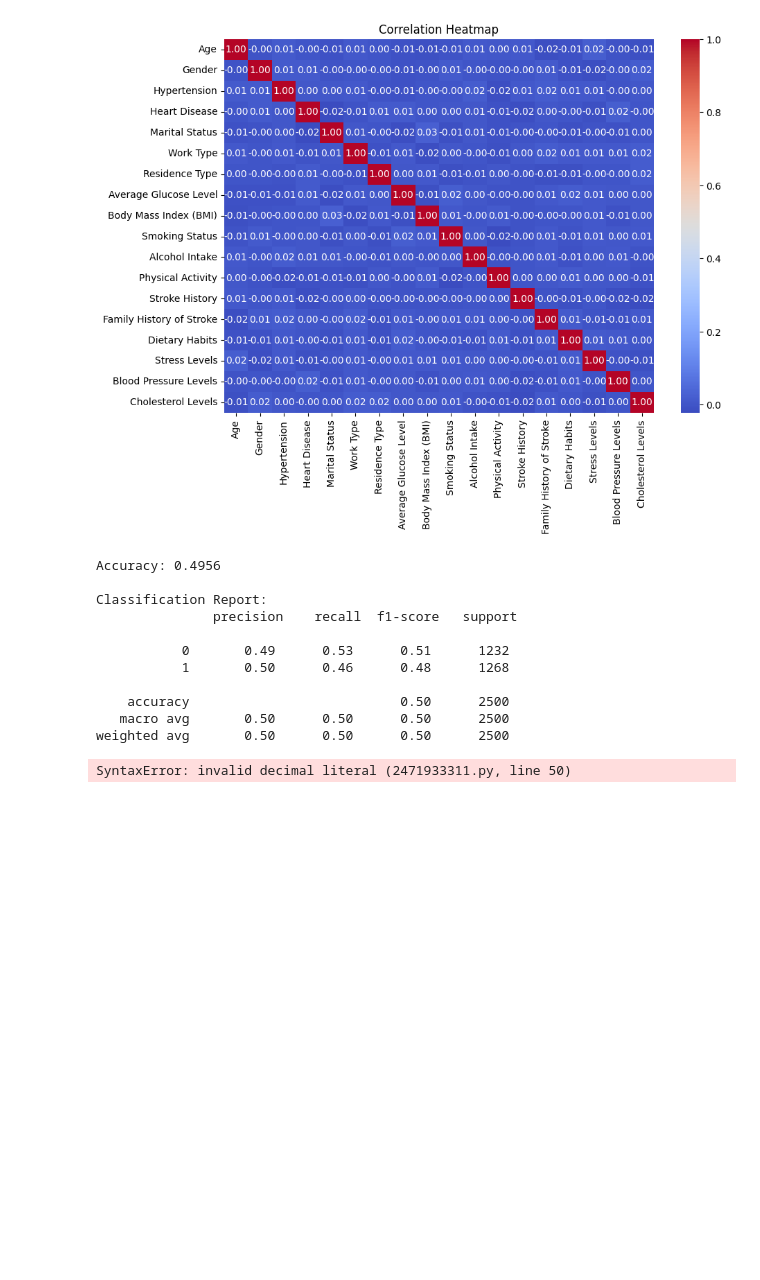
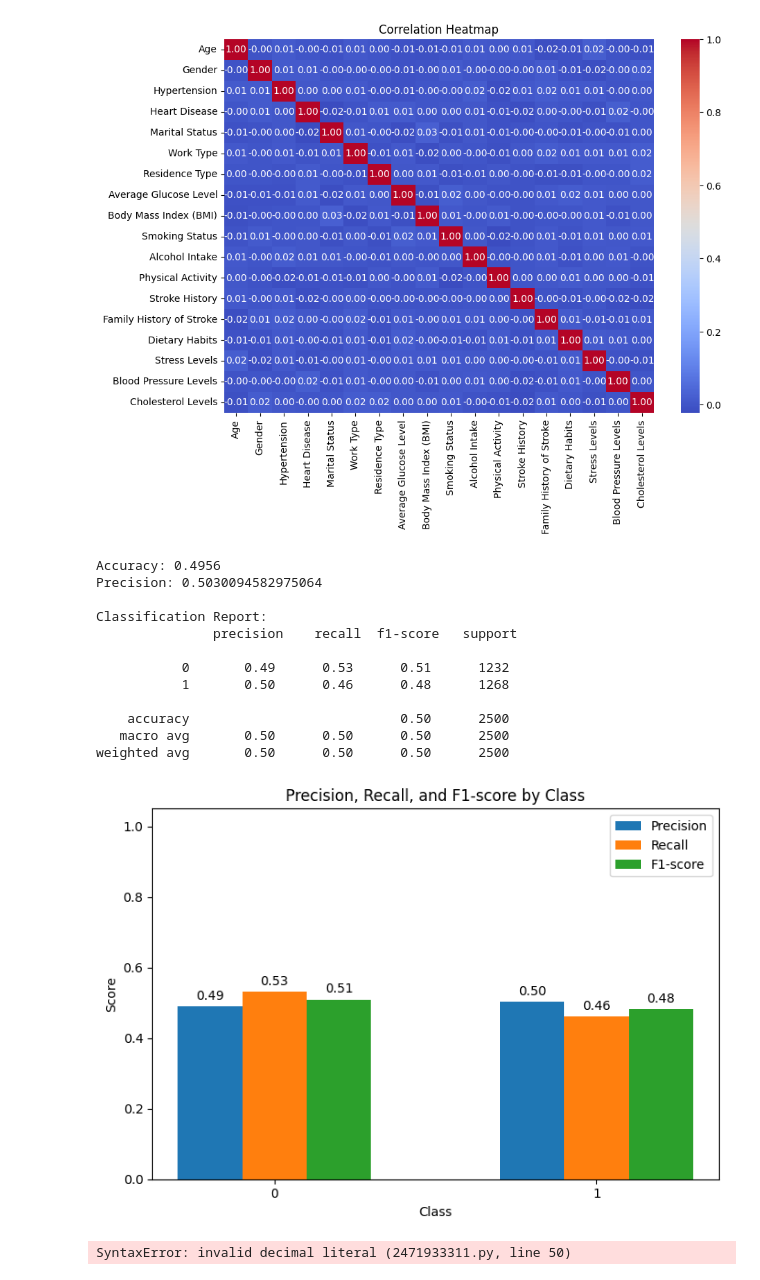
Before and after one commit to NusratRupu/Stroke-Prediction, a Jupyter notebook: Notebook/Stroke_prediction.ipynb, the cells around one changed output. Drawn from its saved outputs; the diff is of its cells as text; code cells hidden in the pictures; blank space fills up the shorter version.

```diff
--- a/Notebook/Stroke_prediction.ipynb
+++ b/Notebook/Stroke_prediction.ipynb
@@ -185,11 +185,15 @@ model = RandomForestClassifier(random_state=42)
 model.fit(X_train, y_train)
 
 # Evaluate
+from sklearn.metrics import precision_score
+
 y_pred = model.predict(X_test)
 print("Accuracy:", accuracy_score(y_test, y_pred))
+print("Precision:", precision_score(y_test, y_pred, zero_division=0))
 print("\nClassification Report:\n", classification_report(y_test, y_pred))
 # %% [output]
 Accuracy: 0.4956
+Precision: 0.5030094582975064
 
 Classification Report:
                precision    recall  f1-score   support
@@ -200,6 +204,47 @@ Classification Report:
     accuracy                           0.50      2500
    macro avg       0.50      0.50      0.50      2500
 weighted avg       0.50      0.50      0.50      2500
+# %%
+# Plot recall, precision, and f1-score for each class
+from sklearn.metrics import precision_score, recall_score, f1_score
+import matplotlib.pyplot as plt
+import numpy as np
+
+precision = precision_score(y_test, y_pred, average=None, zero_division=0)
+recall = recall_score(y_test, y_pred, average=None, zero_division=0)
+f1 = f1_score(y_test, y_pred, average=None, zero_division=0)
+labels = model.classes_ if hasattr(model, 'classes_') else np.unique(y_test)
+
+metrics = {'Precision': precision, 'Recall': recall, 'F1-score': f1}
+
+x = np.arange(len(labels))
+width = 0.2
+fig, ax = plt.subplots(figsize=(7,5))
+rects1 = ax.bar(x - width, precision, width, label='Precision')
+rects2 = ax.bar(x, recall, width, label='Recall')
+rects3 = ax.bar(x + width, f1, width, label='F1-score')
+
+ax.set_xlabel('Class')
+ax.set_ylabel('Score')
+ax.set_title('Precision, Recall, and F1-score by Class')
+ax.set_xticks(x)
+ax.set_xticklabels(labels)
+ax.set_ylim(0, 1.05)
+ax.legend()
+
+for rects in [rects1, rects2, rects3]:
+    for rect in rects:
+        height = rect.get_height()
+        ax.annotate(f'{height:.2f}',
+                    xy=(rect.get_x() + rect.get_width() / 2, height),
+                    xytext=(0, 3),
+                    textcoords="offset points",
+                    ha='center', va='bottom')
+
+plt.tight_layout()
+plt.show()
+# %% [output]
+[figure, added]
 # %%
 import tkinter as tk
 from tkinter import messagebox
```
